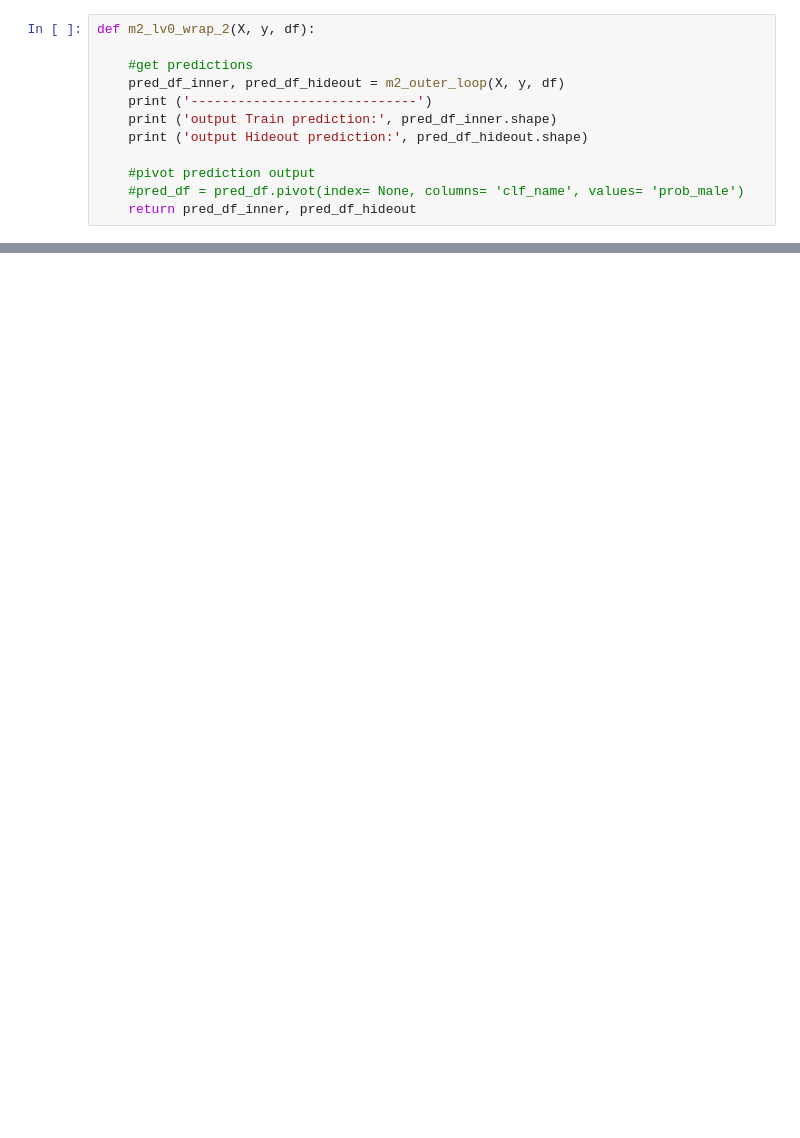
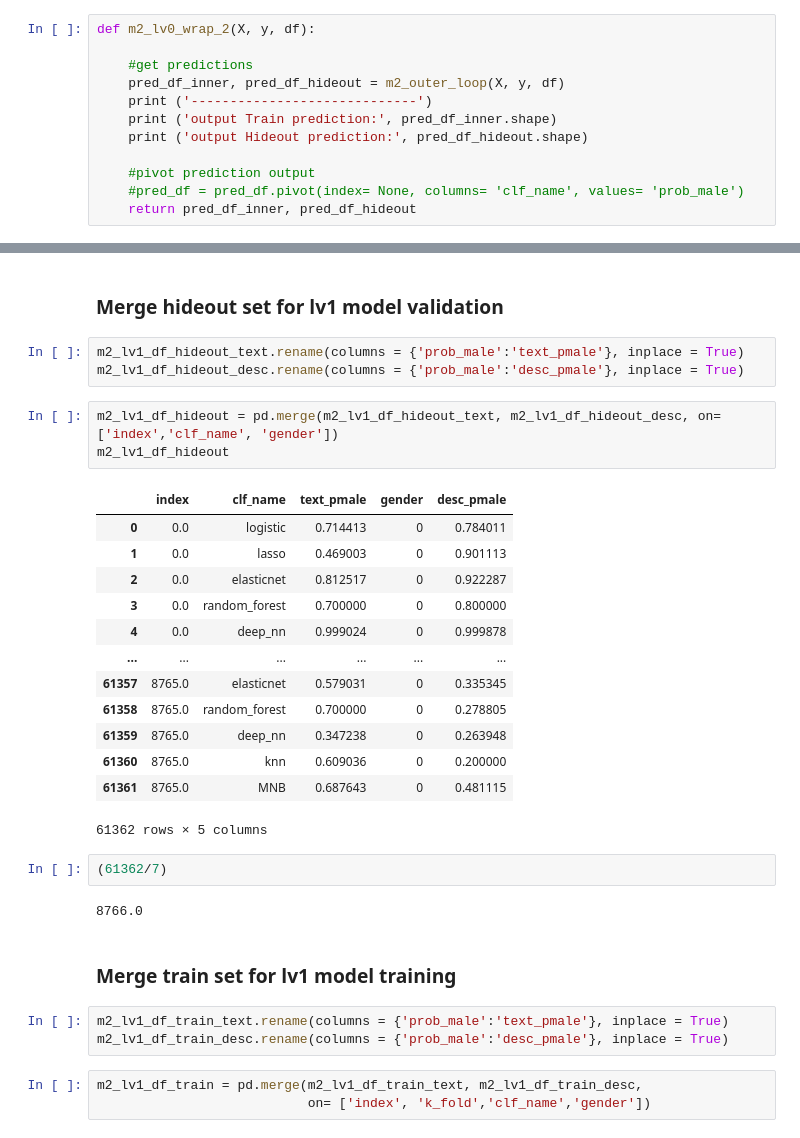
Before and after one commit to Liam-LT/NLP-TweetProfiler, a Jupyter notebook: Model1.ipynb, the cells around one changed output, grey strips where cells are left out. Saved outputs shown, nothing was run; the diff lists cells and outputs as text; blank space fills up the shorter version.

```diff
--- a/Model1.ipynb
+++ b/Model1.ipynb
@@ -775,0 +1060,34 @@ m2_lv1_df_hideout.head(11)
+# %% [markdown]
+### Merge hideout set for lv1 model validation
+# %%
+m2_lv1_df_hideout_text.rename(columns = {'prob_male':'text_pmale'}, inplace = True)
+m2_lv1_df_hideout_desc.rename(columns = {'prob_male':'desc_pmale'}, inplace = True)
+# %%
+m2_lv1_df_hideout = pd.merge(m2_lv1_df_hideout_text, m2_lv1_df_hideout_desc, on= ['index','clf_name', 'gender'])
+m2_lv1_df_hideout
+# %% [output]
+|  | index | clf_name | text_pmale | gender | desc_pmale |
+| 0 | 0.0 | logistic | 0.714413 | 0 | 0.784011 |
+| 1 | 0.0 | lasso | 0.469003 | 0 | 0.901113 |
+| 2 | 0.0 | elasticnet | 0.812517 | 0 | 0.922287 |
+| 3 | 0.0 | random_forest | 0.700000 | 0 | 0.800000 |
+| 4 | 0.0 | deep_nn | 0.999024 | 0 | 0.999878 |
+| ... | ... | ... | ... | ... | ... |
+| 61357 | 8765.0 | elasticnet | 0.579031 | 0 | 0.335345 |
+| 61358 | 8765.0 | random_forest | 0.700000 | 0 | 0.278805 |
+| 61359 | 8765.0 | deep_nn | 0.347238 | 0 | 0.263948 |
+| 61360 | 8765.0 | knn | 0.609036 | 0 | 0.200000 |
+| 61361 | 8765.0 | MNB | 0.687643 | 0 | 0.481115 |
+61362 rows × 5 columns
+# %%
+(61362/7)
+# %% [output]
+8766.0
+# %% [markdown]
+### Merge train set for lv1 model training
+# %%
+m2_lv1_df_train_text.rename(columns = {'prob_male':'text_pmale'}, inplace = True)
+m2_lv1_df_train_desc.rename(columns = {'prob_male':'desc_pmale'}, inplace = True)
+# %%
+m2_lv1_df_train = pd.merge(m2_lv1_df_train_text, m2_lv1_df_train_desc,
+                           on= ['index', 'k_fold','clf_name','gender'])
```
Also changed, not shown: parts of 71 cells of this notebook.
